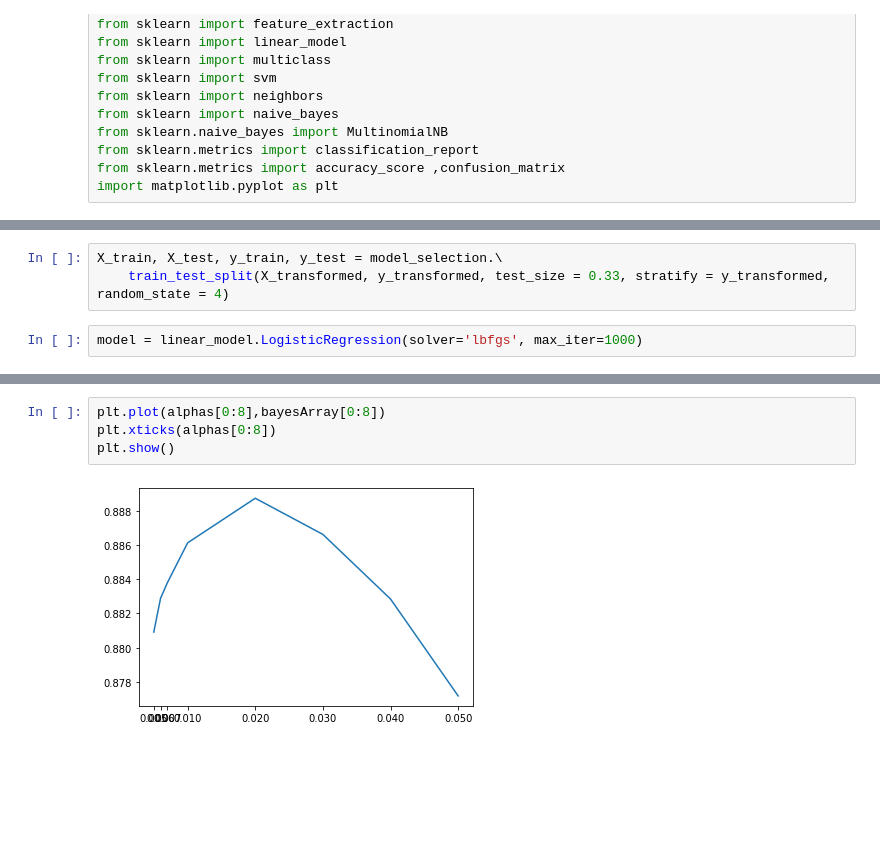
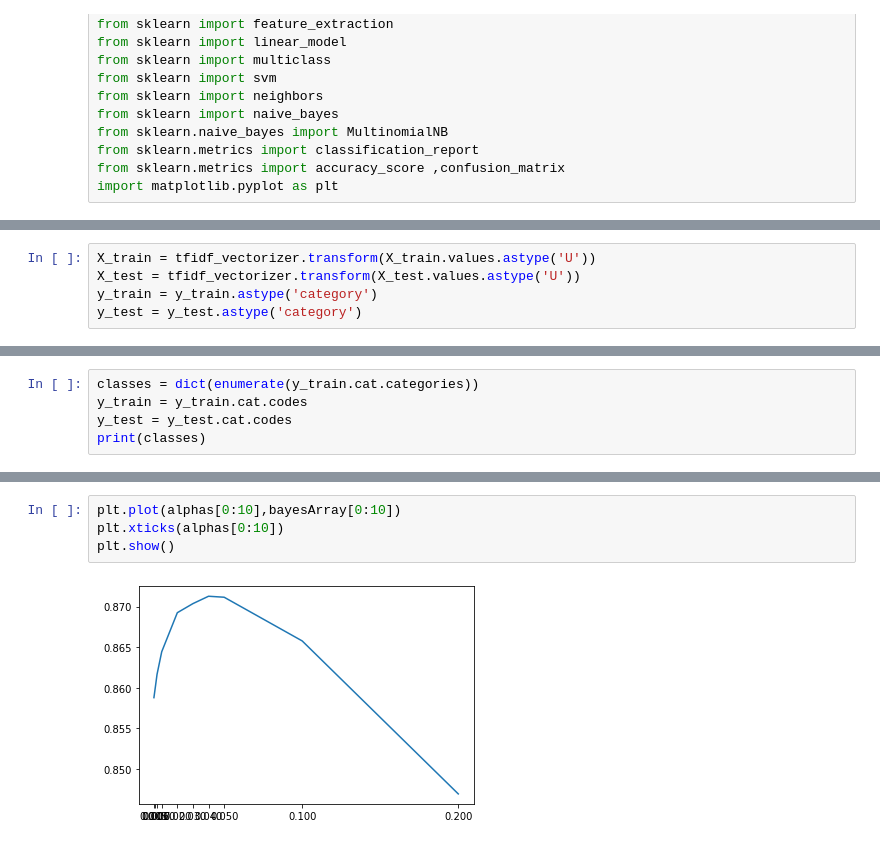
Before and after one commit to nickjovana/Masinsko-ucenje, a Jupyter notebook: bayes_knn_logistic_10.ipynb, the cells around one changed output, grey strips where cells are left out. Cells and saved outputs as stored; diff of their text form; blank space fills up the shorter version.

```diff
--- a/bayes_knn_logistic_10.ipynb
+++ b/bayes_knn_logistic_10.ipynb
@@ -77,5 +80,0 @@ y_transformed = y_transformed.cat.codes
-# %%
-X_train, X_test, y_train, y_test = model_selection.\
-    train_test_split(X_transformed, y_transformed, test_size = 0.33, stratify = y_transformed, random_state = 4)
-# %%
-model = linear_model.LogisticRegression(solver='lbfgs', max_iter=1000)
@@ -103,0 +81,5 @@ print('F1 ', f1)
+# %%
+X_train = tfidf_vectorizer.transform(X_train.values.astype('U'))
+X_test = tfidf_vectorizer.transform(X_test.values.astype('U'))
+y_train = y_train.astype('category')
+y_test = y_test.astype('category')
@@ -103,0 +88,5 @@ print('F1 ', f1)
+# %%
+classes = dict(enumerate(y_train.cat.categories))
+y_train = y_train.cat.codes
+y_test = y_test.cat.codes
+print(classes)
@@ -129,6 +124,6 @@ plt.show()
 # %%
-plt.plot(alphas[0:8],bayesArray[0:8])
-plt.xticks(alphas[0:8])
+plt.plot(alphas[0:10],bayesArray[0:10])
+plt.xticks(alphas[0:10])
 plt.show()
 # %% [output]
-[figure, old version]
+[figure, new version]
```
Also changed, not shown: parts of 31 cells of this notebook, 1 other file.
